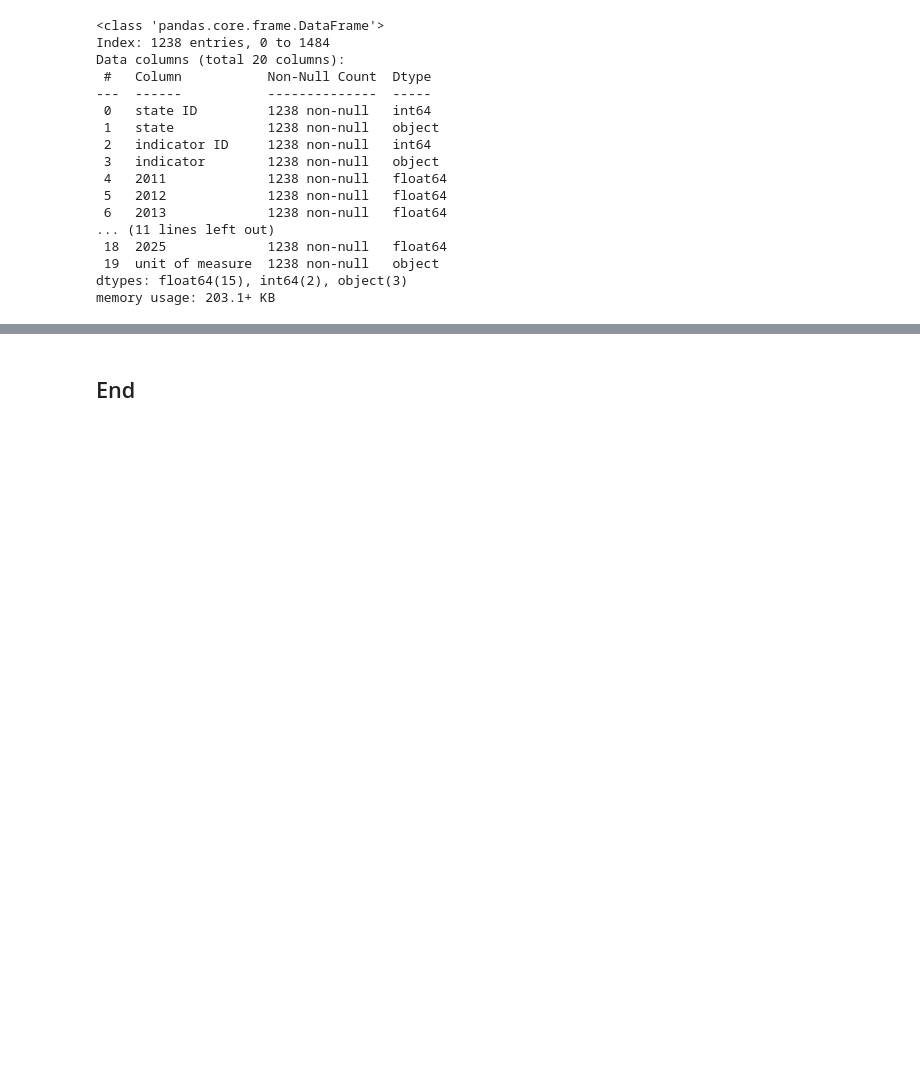
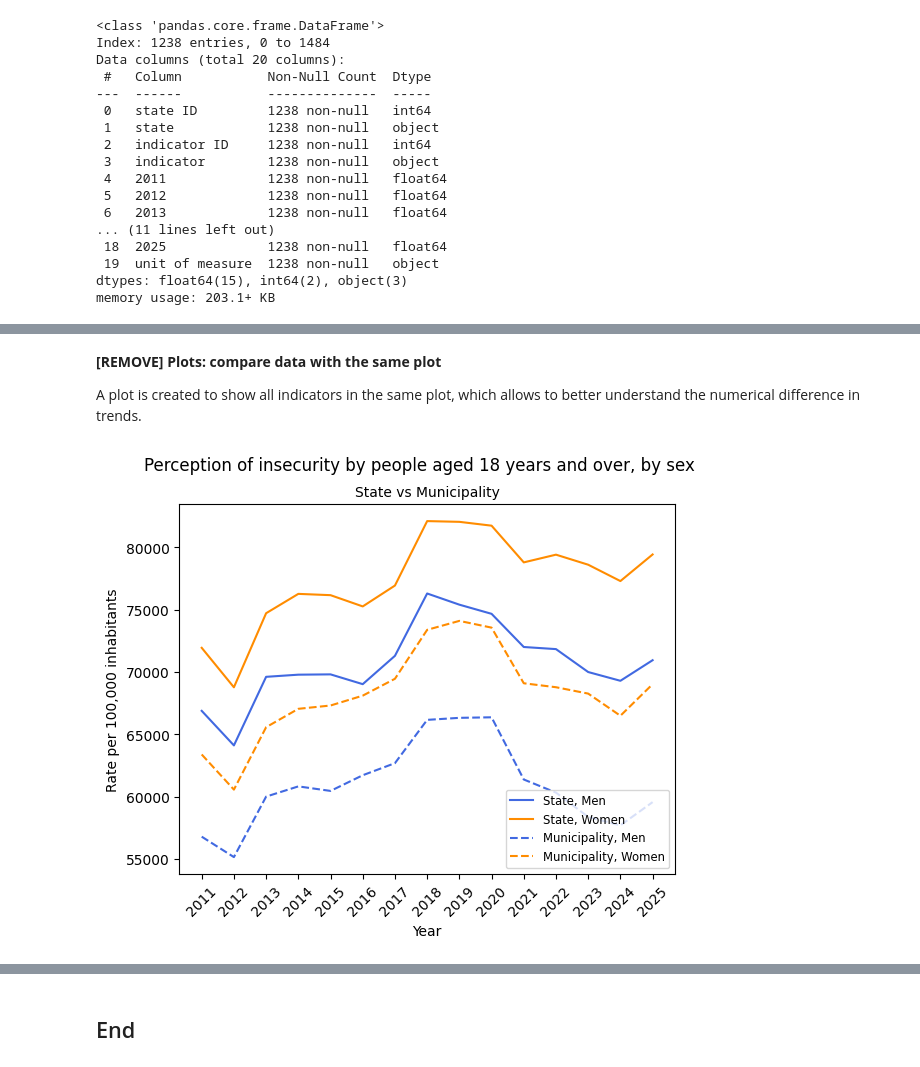
Before and after one commit to irenecelebrin/programming-for-data-analytics, a Jupyter notebook: project/project.ipynb, the cells around one changed output, grey strips where cells are left out. Saved outputs shown, nothing was run; the diff lists cells and outputs as text; code cells hidden in the pictures; blank space fills up the shorter version.

```diff
--- a/project/project.ipynb
+++ b/project/project.ipynb
@@ -432,0 +467,26 @@ plt.show()
+# %% [markdown]
+**[REMOVE] Plots: compare data with the same plot**
+
+A plot is created to show all indicators in the same plot, which allows to better understand the numerical difference in trends.
+# %%
+# https://seaborn.pydata.org/generated/seaborn.lineplot.html
+sns.lineplot(x = new_security_data.index, y = new_security_data['State, Men'], color = 'royalblue', label = 'State, Men')
+
+sns.lineplot(x = new_security_data.index, y = new_security_data['State, Women'], color = 'darkorange', label = 'State, Women')
+
+sns.lineplot(x = new_security_data.index, y = new_security_data['Municipality, Men'], color = 'royalblue', linestyle = 'dashed', label = 'Municipality, Men')
+
+sns.lineplot(x = new_security_data.index, y = new_security_data['Municipality, Women'], color = 'darkorange', linestyle = 'dashed', label = 'Municipality, Women')
+
+
+plt.legend(loc = 'lower right', fontsize = 'small')
+plt.xlabel('Year')
+plt.ylabel('Rate per 100,000 inhabitants')
+plt.xticks(rotation=45)
+plt.title('State vs Municipality', size = 10)
+# https://matplotlib.org/stable/api/_as_gen/matplotlib.pyplot.suptitle.html
+plt.suptitle('Perception of insecurity by people aged 18 years and over, by sex', size = 12)
+
+plt.show()
+# %% [output]
+[figure, added]
```
Also changed, not shown: parts of 20 cells of this notebook.
